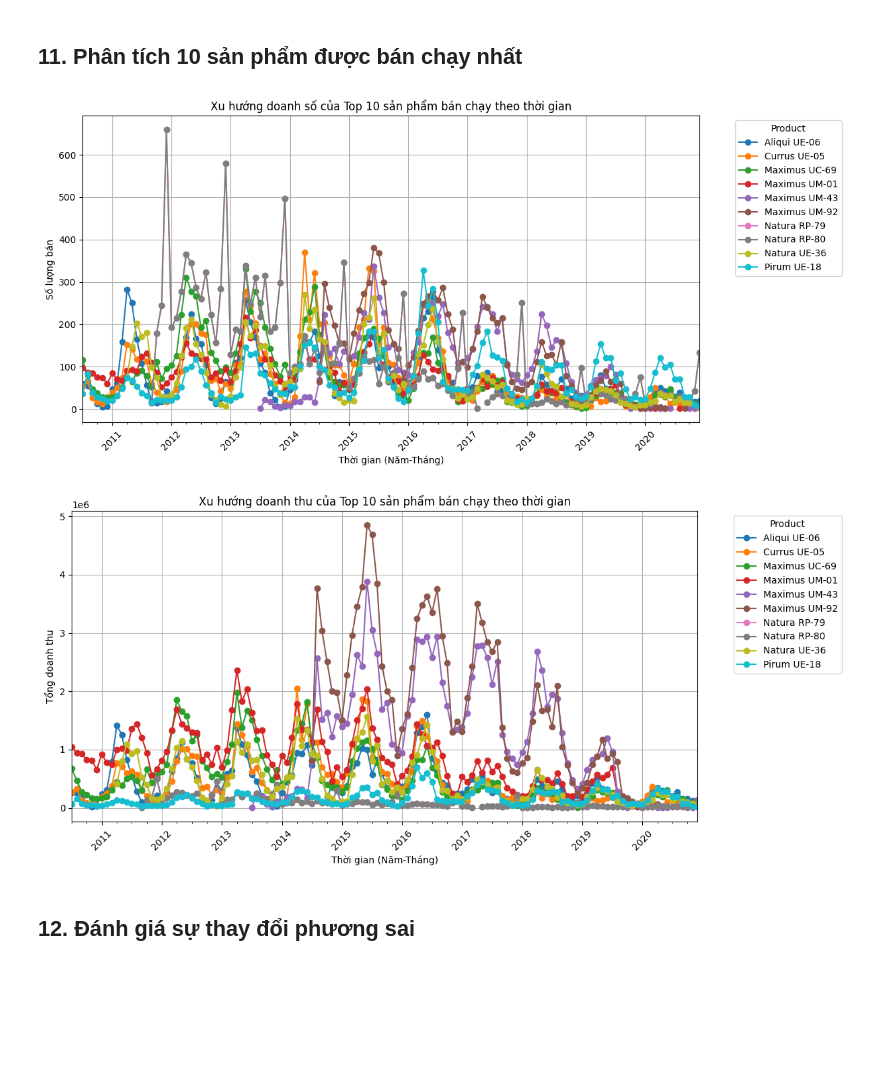
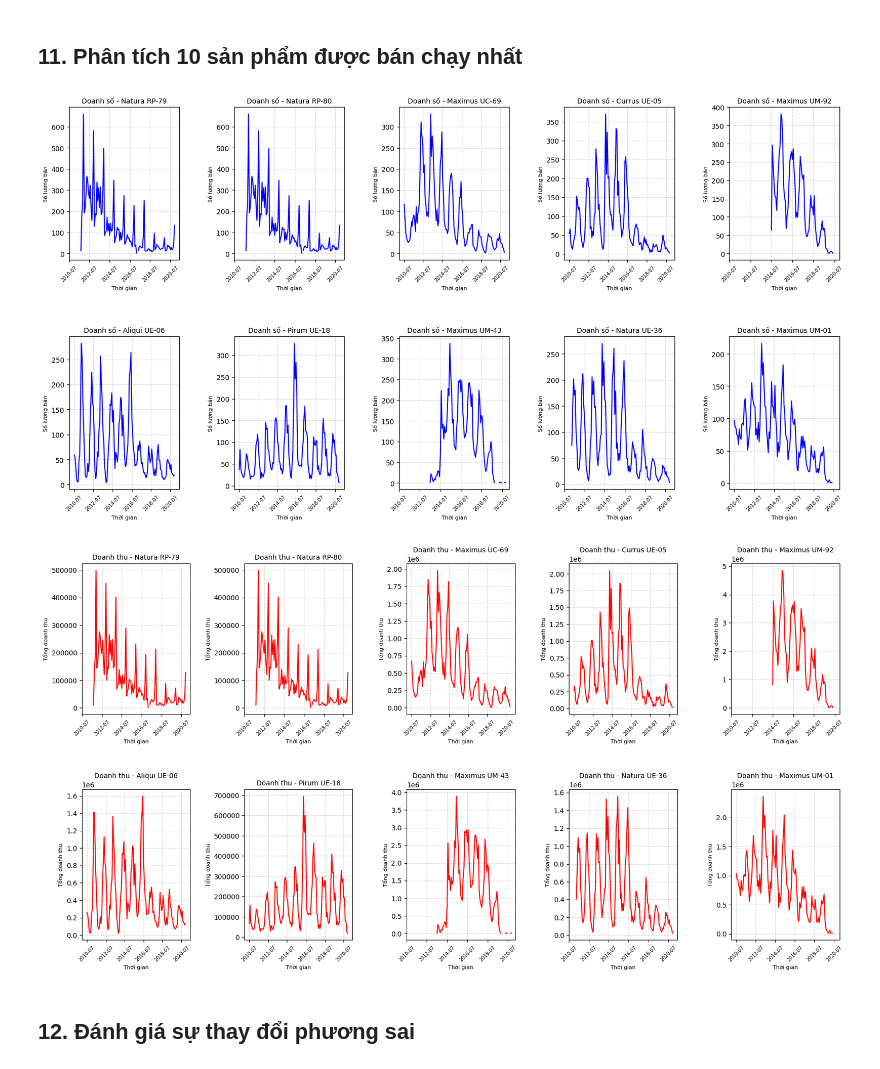
Before and after one commit to HaiAu2501/Try-Some-Models, a Jupyter notebook: tasks/1.ipynb, the cells around one changed output. Drawn from its saved outputs; the diff is of its cells as text; code cells hidden in the pictures; blank space fills up the shorter version.

```diff
--- a/tasks/1.ipynb
+++ b/tasks/1.ipynb
@@ -782,45 +782,68 @@ plt.show()
 # %% [markdown]
 ## 11. Phân tích 10 sản phẩm được bán chạy nhất
 # %%
+import pandas as pd
+import matplotlib.pyplot as plt
+
 # Danh sách 10 sản phẩm bán chạy nhất
 top_10_products = [
     "Natura RP-79", "Natura RP-80", "Maximus UC-69", "Currus UE-05", "Maximus UM-92",
     "Aliqui UE-06", "Pirum UE-18", "Maximus UM-43", "Natura UE-36", "Maximus UM-01"
 ]
 
 # Lọc dữ liệu cho 10 sản phẩm này
 top_products_data = df[df["Product"].isin(top_10_products)]
 
 # Tổng hợp số lượng bán theo thời gian (tháng) cho từng sản phẩm
 sales_over_time = top_products_data.groupby([df["Date"].dt.to_period("M"), "Product"])["Units"].sum().unstack()
 
 # Tổng hợp doanh thu theo thời gian (tháng) cho từng sản phẩm
 revenue_over_time = top_products_data.groupby([df["Date"].dt.to_period("M"), "Product"])["Revenue"].sum().unstack()
 
-# Vẽ biểu đồ doanh số theo thời gian cho 10 sản phẩm
-plt.figure(figsize=(12, 6))
-sales_over_time.plot(kind="line", marker="o", colormap="tab10", ax=plt.gca())
-plt.xlabel("Thời gian (Năm-Tháng)")
-plt.ylabel("Số lượng bán")
-plt.title("Xu hướng doanh số của Top 10 sản phẩm bán chạy theo thời gian")
-plt.xticks(rotation=45)
-plt.grid(True)
-plt.legend(title="Product", bbox_to_anchor=(1.05, 1), loc="upper left")
+# Chuyển index về dạng string để vẽ dễ hơn
+sales_over_time.index = sales_over_time.index.astype(str)
+revenue_over_time.index = revenue_over_time.index.astype(str)
+
+# Giảm số lượng nhãn trên trục x, chỉ hiển thị mỗi 2 năm một lần
+tick_interval = 24  # Hiển thị mỗi 24 tháng (2 năm)
+selected_ticks = sales_over_time.index[::tick_interval]
+
+# Số lượng hàng và cột cho subplot
+fig, axes = plt.subplots(nrows=2, ncols=5, figsize=(20, 10))
+plt.subplots_adjust(hspace=0.5, wspace=0.5)
+
+# Vẽ biểu đồ doanh số theo thời gian (1 ảnh)
+for i, product in enumerate(top_10_products):
+    row, col = divmod(i, 5)  # Chia thành 2 hàng, 5 cột
+    axes[row, col].plot(sales_over_time.index, sales_over_time[product], color="blue", linestyle="-")
+    axes[row, col].set_title(f"Doanh số - {product}", fontsize=10)
+    axes[row, col].set_xlabel("Thời gian", fontsize=8)
+    axes[row, col].set_ylabel("Số lượng bán", fontsize=8)
+    axes[row, col].set_xticks(selected_ticks)
+    axes[row, col].set_xticklabels(selected_ticks, rotation=45, fontsize=7)
+    axes[row, col].grid(True, linestyle="--", alpha=0.5)
+
 plt.show()
 
-# Vẽ biểu đồ doanh thu theo thời gian cho 10 sản phẩm
-plt.figure(figsize=(12, 6))
-revenue_over_time.plot(kind="line", marker="o", colormap="tab10", ax=plt.gca())
-plt.xlabel("Thời gian (Năm-Tháng)")
-plt.ylabel("Tổng doanh thu")
-plt.title("Xu hướng doanh thu của Top 10 sản phẩm bán chạy theo thời gian")
-plt.xticks(rotation=45)
-plt.grid(True)
-plt.legend(title="Product", bbox_to_anchor=(1.05, 1), loc="upper left")
+# Tạo figure mới cho doanh thu
+fig, axes = plt.subplots(nrows=2, ncols=5, figsize=(20, 10))
+plt.subplots_adjust(hspace=0.5, wspace=0.5)
+
+# Vẽ biểu đồ doanh thu theo thời gian (ảnh thứ 2)
+for i, product in enumerate(top_10_products):
+    row, col = divmod(i, 5)
+    axes[row, col].plot(revenue_over_time.index, revenue_over_time[product], color="red", linestyle="-")
+    axes[row, col].set_title(f"Doanh thu - {product}", fontsize=10)
+    axes[row, col].set_xlabel("Thời gian", fontsize=8)
+    axes[row, col].set_ylabel("Tổng doanh thu", fontsize=8)
+    axes[row, col].set_xticks(selected_ticks)
+    axes[row, col].set_xticklabels(selected_ticks, rotation=45, fontsize=7)
+    axes[row, col].grid(True, linestyle="--", alpha=0.5)
+
 plt.show()
 # %% [output]
-[figure, old version]
+[figure, new version]
-[figure, old version]
+[figure, new version]
 # %% [markdown]
 ## 12. Đánh giá sự thay đổi phương sai
 # %% [markdown]
```
